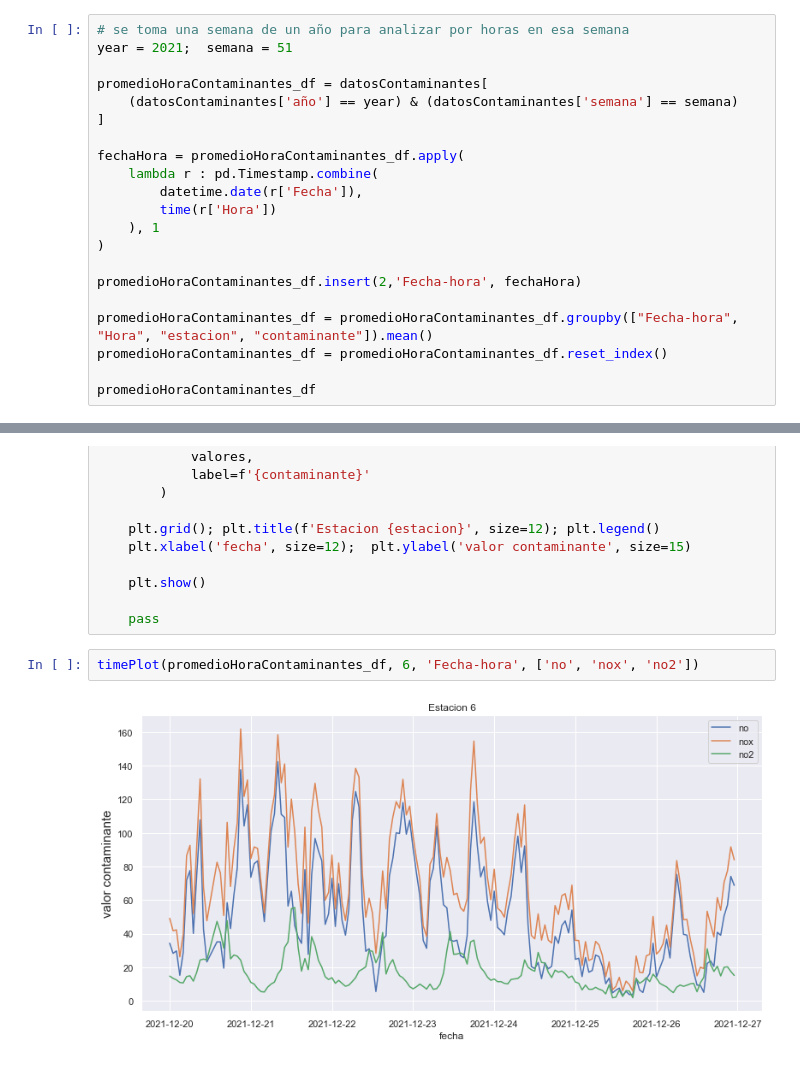
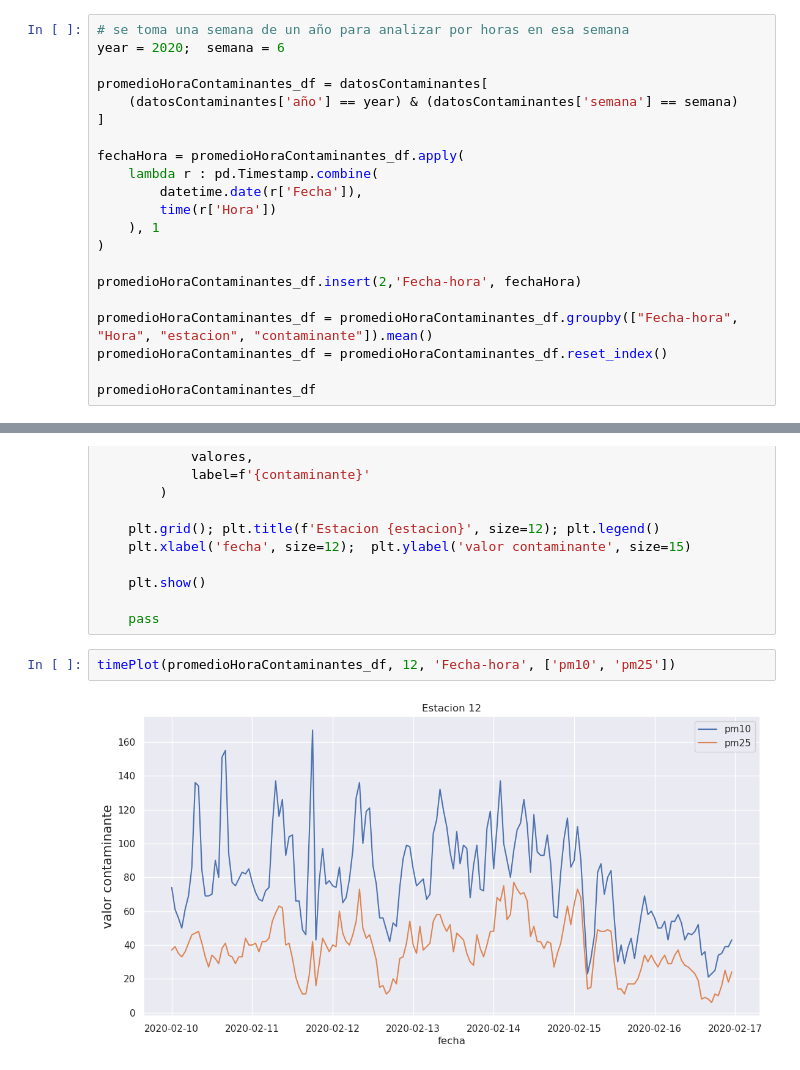
Before and after one commit to LeoUribC/CITRA_DataScience, a Jupyter notebook: Contaminantes/Estudios_PM25.ipynb, the cells around one changed output, grey strips where cells are left out. Cells and saved outputs as stored; diff of their text form.

```diff
--- a/Contaminantes/Estudios_PM25.ipynb
+++ b/Contaminantes/Estudios_PM25.ipynb
@@ -559,7 +559,7 @@ correlacionContaminantes(promedio_semanal_contaminantes, 25)
 ## **Análisis por hora, correlación general**
 # %%
 # se toma una semana de un año para analizar por horas en esa semana
-year = 2021;  semana = 51
+year = 2020;  semana = 6
 
 promedioHoraContaminantes_df = datosContaminantes[
     (datosContaminantes['año'] == year) & (datosContaminantes['semana'] == semana)
@@ -635,6 +635,6 @@ def timePlot(df, estacion, tiempo, contaminantes, valores=5, rango_x=30):
 
     pass
 # %%
-timePlot(promedioHoraContaminantes_df, 6, 'Fecha-hora', ['no', 'nox', 'no2'])
+timePlot(promedioHoraContaminantes_df, 12, 'Fecha-hora', ['pm10', 'pm25'])
 # %% [output]
-[figure, old version]
+[figure, new version]
```
Also changed, not shown: parts of 12 cells of this notebook.
